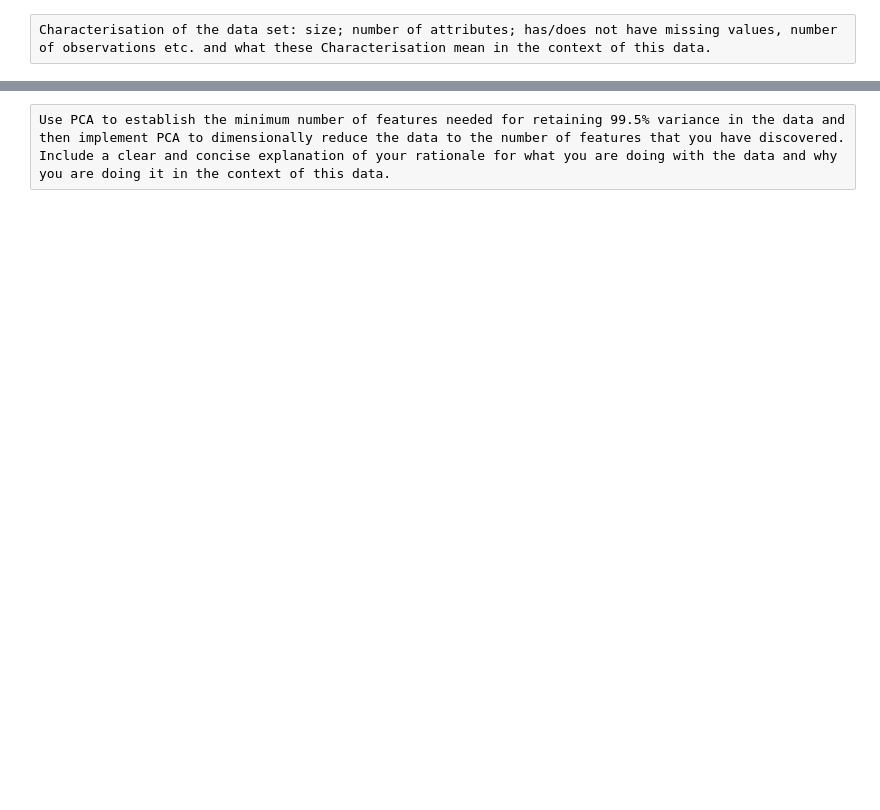
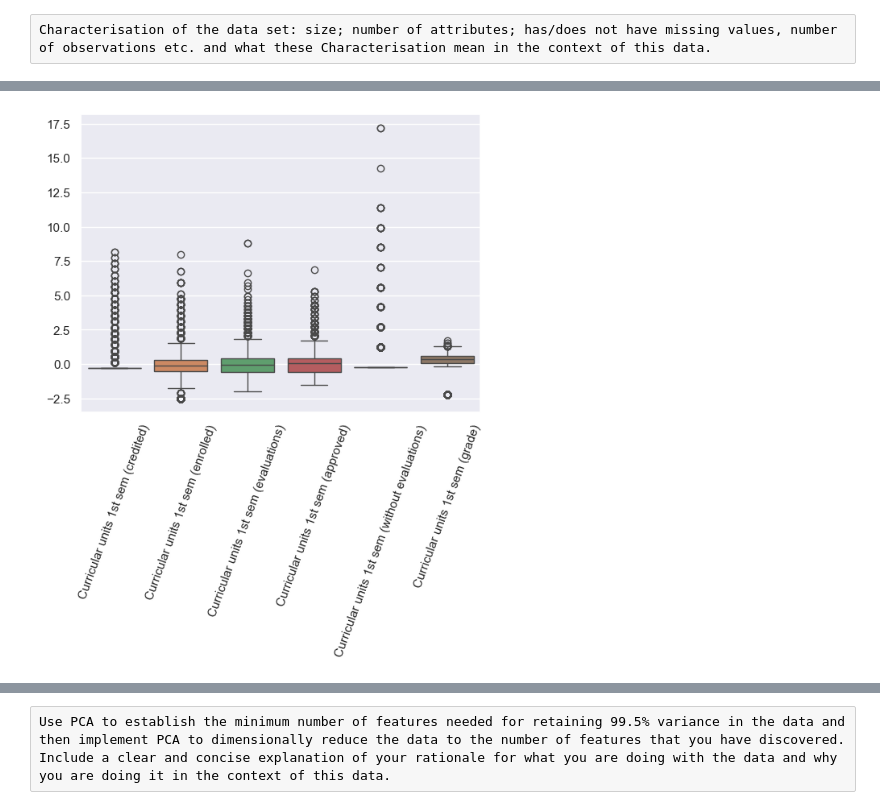
Before and after one commit to 2026788-max/Data-Analysis, a Jupyter notebook: Manuela Correa_DPrepHDip_CA1/ManuelaCorrea_DPrepHDip_CA1.ipynb, the cells around one changed output, grey strips where cells are left out. Saved outputs shown, nothing was run; the diff lists cells and outputs as text; code cells hidden in the pictures; blank space fills up the shorter version.

```diff
--- a/Manuela Correa_DPrepHDip_CA1/ManuelaCorrea_DPrepHDip_CA1.ipynb
+++ b/Manuela Correa_DPrepHDip_CA1/ManuelaCorrea_DPrepHDip_CA1.ipynb
@@ -4,0 +509,2 @@ Application of Data preparation/evaluation methods (Cleaning, renaming, etc) and
+# %%
+First_Semester_Numerical_Features=["Curricular units 1st sem (credited)" , "Curricular units 1st sem (enrolled)","Curricular units 1st sem (evaluations)","Curricular units 1st sem (approved)","Curricular units 1st sem (without evaluations)","Curricular units 1st sem (grade)"]
@@ -4,0 +521,6 @@ Application of Data preparation/evaluation methods (Cleaning, renaming, etc) and
+# %%
+sns.boxplot(data=df[First_Semester_Numerical_Features])
+plt.xticks(rotation=70)
+plt.show()
+# %% [output]
+[figure, added]
```
Also changed, not shown: parts of 118 cells of this notebook.
